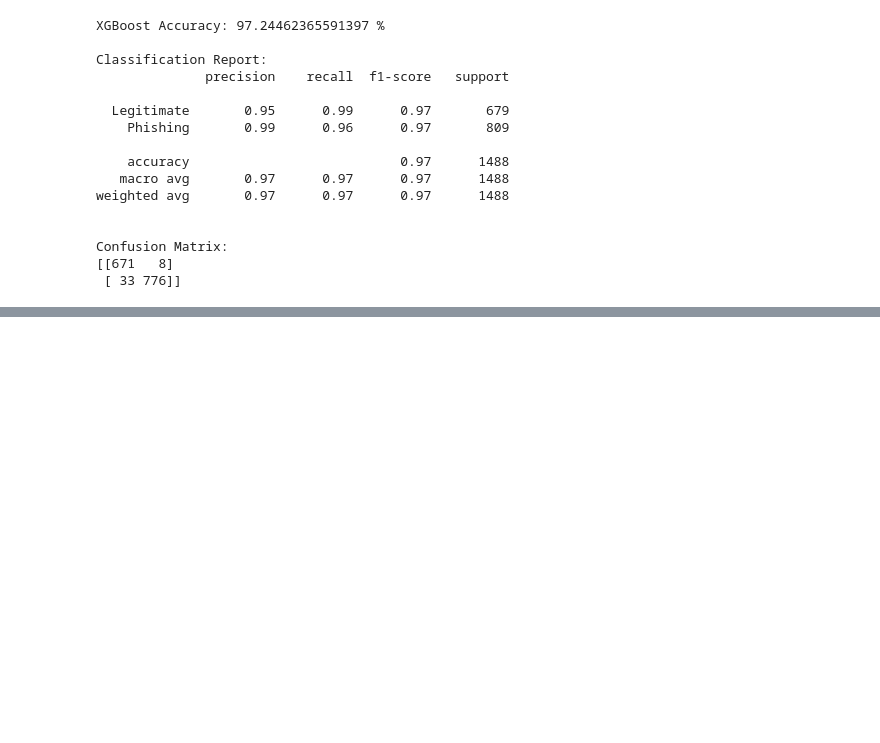
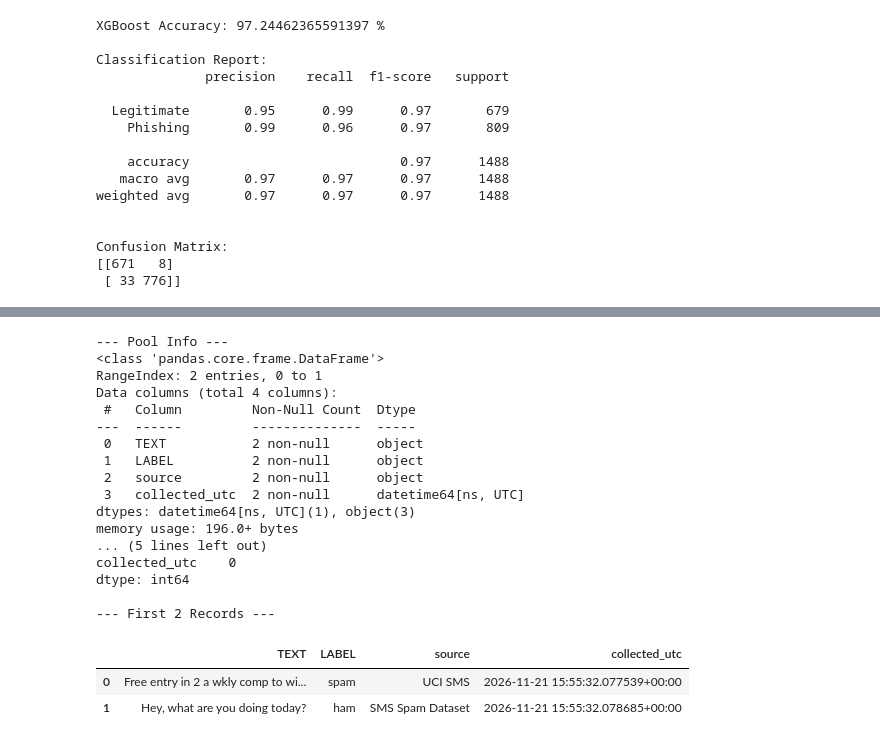
Before and after one commit to bhu27/Multimodal_Phishing_XAI, a Jupyter notebook: modeltraning.ipynb, the cells around one changed output, grey strips where cells are left out. Drawn from its saved outputs; the diff is of its cells as text; code cells hidden in the pictures; blank space fills up the shorter version.

```diff
--- a/modeltraning.ipynb
+++ b/modeltraning.ipynb
@@ -925,0 +1100,32 @@ Confusion Matrix:
+# %%
+import pandas as pd
+import datetime
+
+# Adding a larger set of mock messages to the pool to support training
+more_records = pd.DataFrame({
+    "TEXT": [
+        "Urgent! Please call 09061213237 from a landline. 5000 cash await your collection.",
+        "I'm gonna be home late tonight, don't wait up for dinner.",
+        "WINNER! You have won a guaranteed £1000 cash or prize!",
+        "Are we still on for the movie tomorrow afternoon?",
+        "Free tones are being sent to your phone now, reply to confirm.",
+        "Just checking in to see how your job interview went today.",
+        "Double your money in 3 easy steps! Visit http://scam-link.com now!",
+        "Can you send me the lecture notes from yesterday's math class?"
+    ],
+    "LABEL": ["spam", "ham", "spam", "ham", "spam", "ham", "spam", "ham"],
+    "source": ["UCI SMS", "SMS Spam Dataset", "UCI SMS", "SMS Spam Dataset", "UCI SMS", "SMS Spam Dataset", "UCI SMS", "SMS Spam Dataset"],
+    "collected_utc": [datetime.datetime.now(datetime.UTC)] * 8
+})
+
+# Concatenate original pool with the new mock records
+if 'pool' in globals() and pool is not None:
+    pool = pd.concat([pool, more_records], ignore_index=True)
+else:
+    pool = more_records
+
+# Save updated pool back to cache
+pool.to_csv(RAW_CACHE, index=False)
+
+print(f"Updated pool size: {len(pool)} messages")
+display(pool.groupby(["LABEL", "source"]).size().to_frame("messages"))
@@ -925,0 +1200,31 @@ Confusion Matrix:
+# %%
+if pool is not None:
+    print("--- Pool Info ---")
+    pool.info()
+    print("\n--- Missing Values ---")
+    print(pool.isnull().sum())
+    print("\n--- First 2 Records ---")
+    display(pool.head())
+else:
+    print("pool DataFrame is not initialized.")
+# %% [output]
+--- Pool Info ---
+<class 'pandas.core.frame.DataFrame'>
+RangeIndex: 2 entries, 0 to 1
+Data columns (total 4 columns):
+ #   Column         Non-Null Count  Dtype
+---  ------         --------------  -----
+ 0   TEXT           2 non-null      object
+ 1   LABEL          2 non-null      object
+ 2   source         2 non-null      object
+ 3   collected_utc  2 non-null      datetime64[ns, UTC]
+dtypes: datetime64[ns, UTC](1), object(3)
+memory usage: 196.0+ bytes
+... (5 lines left out)
+collected_utc    0
+dtype: int64
+
+--- First 2 Records ---
+|  | TEXT | LABEL | source | collected_utc |
+| 0 | Free entry in 2 a wkly comp to wi... | spam | UCI SMS | 2026-11-21 15:55:32.077539+00:00 |
+| 1 | Hey, what are you doing today? | ham | SMS Spam Dataset | 2026-11-21 15:55:32.078685+00:00 |
```
Also changed, not shown: parts of 48 cells of this notebook.
